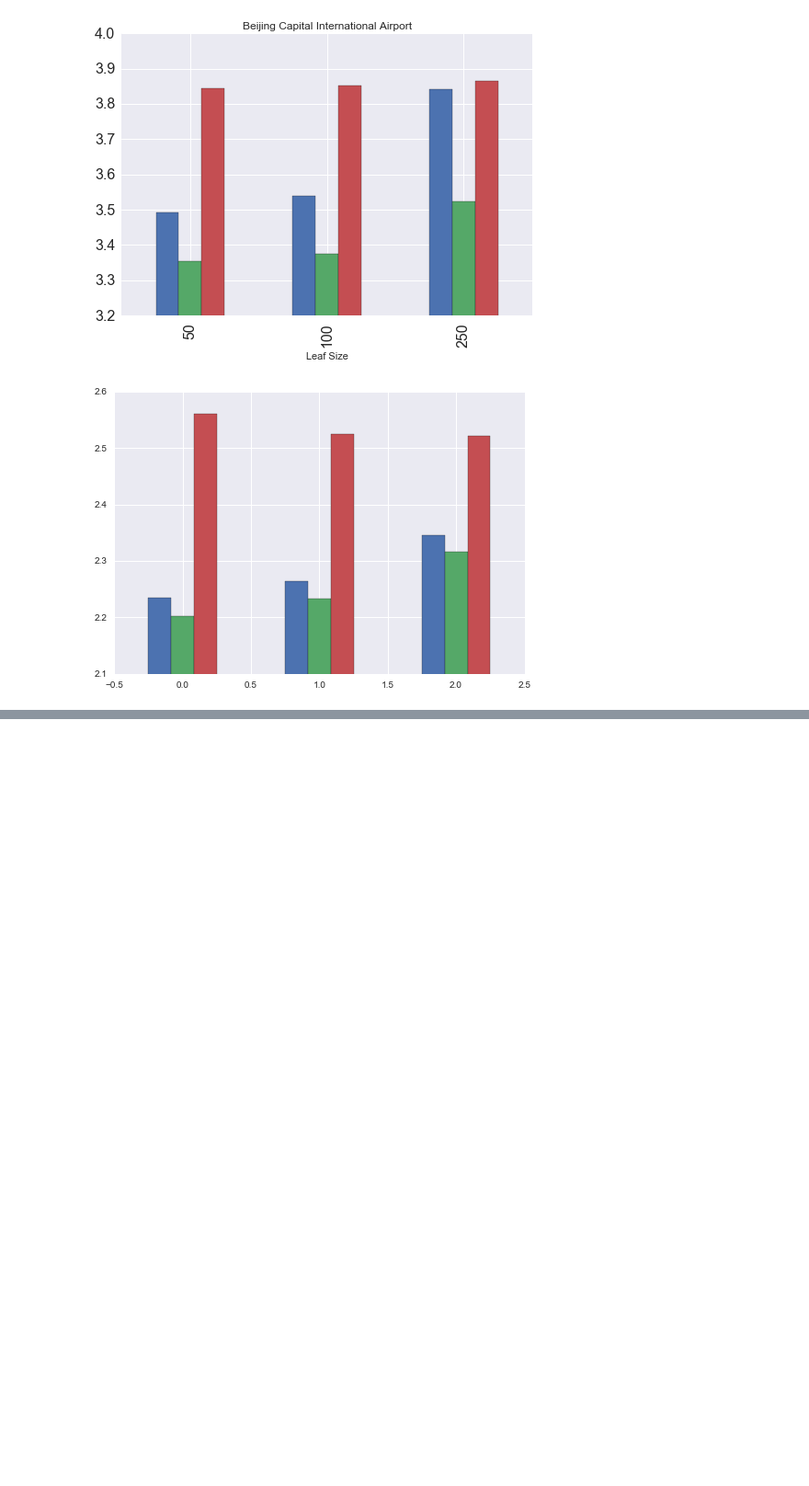
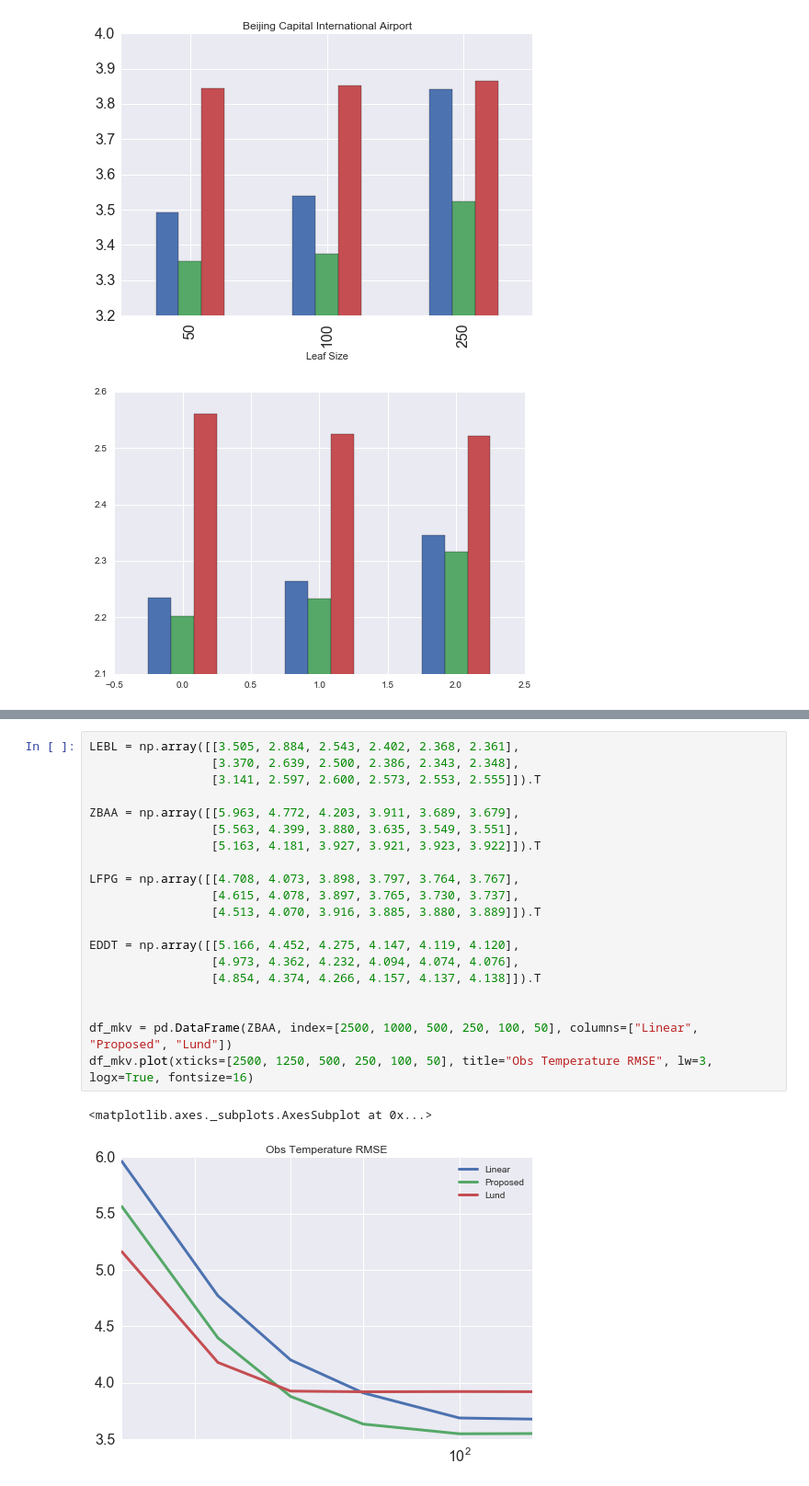
Before and after one commit to monkeybutter/circular_tree, a Jupyter notebook: manuscript/ipython figures/experiment_figures.ipynb, the cells around one changed output, grey strips where cells are left out. Shown at 92% size. Cells and saved outputs as stored; diff of their text form; blank space fills up the shorter version.

```diff
--- a/manuscript/ipython figures/experiment_figures.ipynb
+++ b/manuscript/ipython figures/experiment_figures.ipynb
@@ -43,0 +44,23 @@ df_mkv.plot(xticks=[2500, 1250, 500, 250], title="65N Radiation RMSE", logx=True
+# %%
+LEBL = np.array([[3.505, 2.884, 2.543, 2.402, 2.368, 2.361],
+                 [3.370, 2.639, 2.500, 2.386, 2.343, 2.348],
+                 [3.141, 2.597, 2.600, 2.573, 2.553, 2.555]]).T
+
+ZBAA = np.array([[5.963, 4.772, 4.203, 3.911, 3.689, 3.679],
+                 [5.563, 4.399, 3.880, 3.635, 3.549, 3.551],
+                 [5.163, 4.181, 3.927, 3.921, 3.923, 3.922]]).T
+
+LFPG = np.array([[4.708, 4.073, 3.898, 3.797, 3.764, 3.767],
+                 [4.615, 4.078, 3.897, 3.765, 3.730, 3.737],
+                 [4.513, 4.070, 3.916, 3.885, 3.880, 3.889]]).T
+
+EDDT = np.array([[5.166, 4.452, 4.275, 4.147, 4.119, 4.120],
+                 [4.973, 4.362, 4.232, 4.094, 4.074, 4.076],
+                 [4.854, 4.374, 4.266, 4.157, 4.137, 4.138]]).T
+
+
+df_mkv = pd.DataFrame(ZBAA, index=[2500, 1000, 500, 250, 100, 50], columns=["Linear", "Proposed", "Lund"])
+df_mkv.plot(xticks=[2500, 1250, 500, 250, 100, 50], title="Obs Temperature RMSE", lw=3, logx=True, fontsize=16)
+# %% [output]
+<matplotlib.axes._subplots.AxesSubplot at 0x...>
+[figure, added]
```
Also changed, not shown: parts of 1 cell of this notebook, 4 other files.
